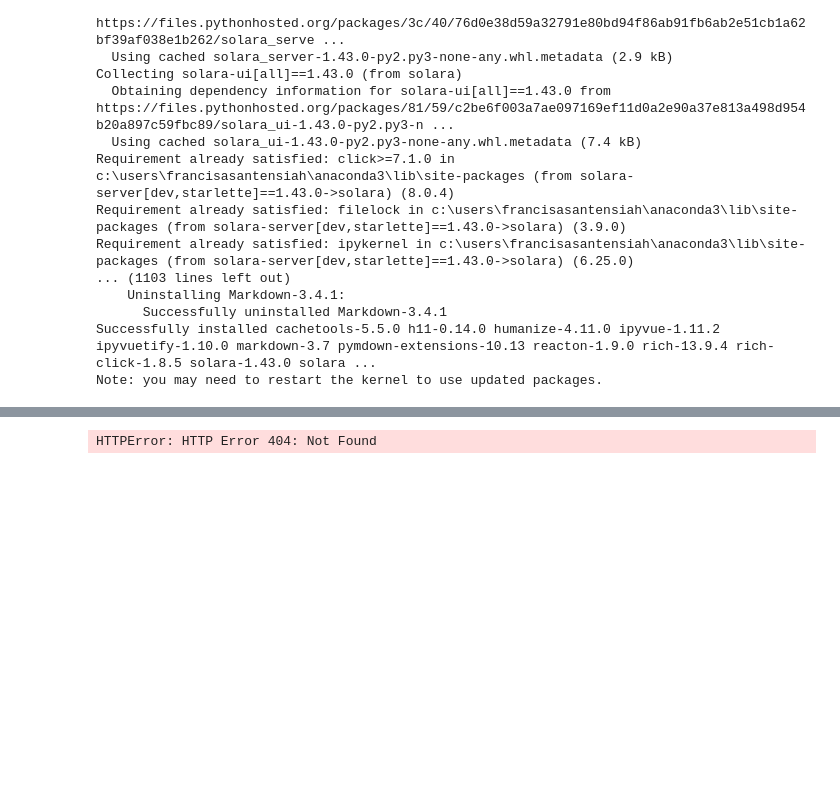
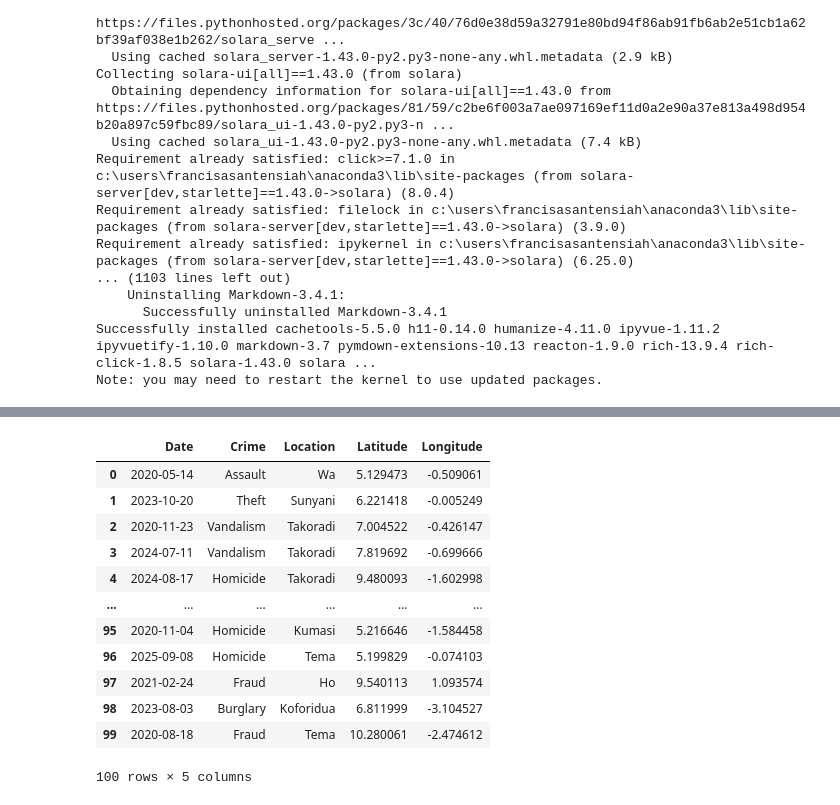
Before and after one commit to Asante-coder/Dashboard-with-Jupyter-Solara, a Jupyter notebook: Dashboard_with_Solara.ipynb, the cells around one changed output, grey strips where cells are left out. Drawn from its saved outputs; the diff is of its cells as text; code cells hidden in the pictures; blank space fills up the shorter version.

```diff
--- a/Dashboard_with_Solara.ipynb
+++ b/Dashboard_with_Solara.ipynb
@@ -79,14 +79,9 @@ from pathlib import Path
 import solara
 
 #Access data
-ROOT = Path(solara.__file__).parent / "website" / "pages" / "docs" / "content" / "04-tutorial"
-path = ROOT / Path("SF_crime_sample.csv.gz")
-url = "https://raw.githubusercontent.com/widgetti/solara/master/solara/website/pages/docs/content/04-tutorial/SF_crime_sample.csv"
 
-if path.exists():
-    df_crime = pd.read_csv(path)
-else:
-    df_crime = pd.read_csv(url)
+ghana_crime = r"C:\Users\FrancisAsanteNsiah\Desktop\gis_project\Dashboard-with-Jupyter-Solara\data\Ghana_Crime_Data.csv"
+df_crime = pd.read_csv(ghana_crime)
 
 df_crime
 # %% [output]
@@ -93 +90,13 @@ df_crime
+|  | Date | Crime | Location | Latitude | Longitude |
+| 0 | 2020-05-14 | Assault | Wa | 5.129473 | -0.509061 |
+| 1 | 2023-10-20 | Theft | Sunyani | 6.221418 | -0.005249 |
+| 2 | 2020-11-23 | Vandalism | Takoradi | 7.004522 | -0.426147 |
+| 3 | 2024-07-11 | Vandalism | Takoradi | 7.819692 | -0.699666 |
+| 4 | 2024-08-17 | Homicide | Takoradi | 9.480093 | -1.602998 |
+| ... | ... | ... | ... | ... | ... |
+| 95 | 2020-11-04 | Homicide | Kumasi | 5.216646 | -1.584458 |
+| 96 | 2025-09-08 | Homicide | Tema | 5.199829 | -0.074103 |
+| 97 | 2021-02-24 | Fraud | Ho | 9.540113 | 1.093574 |
+| 98 | 2023-08-03 | Burglary | Koforidua | 6.811999 | -3.104527 |
+| 99 | 2020-08-18 | Fraud | Tema | 10.280061 | -2.474612 |
-HTTPError: HTTP Error 404: Not Found
+100 rows × 5 columns
```
Also changed, not shown: parts of 12 cells of this notebook.
